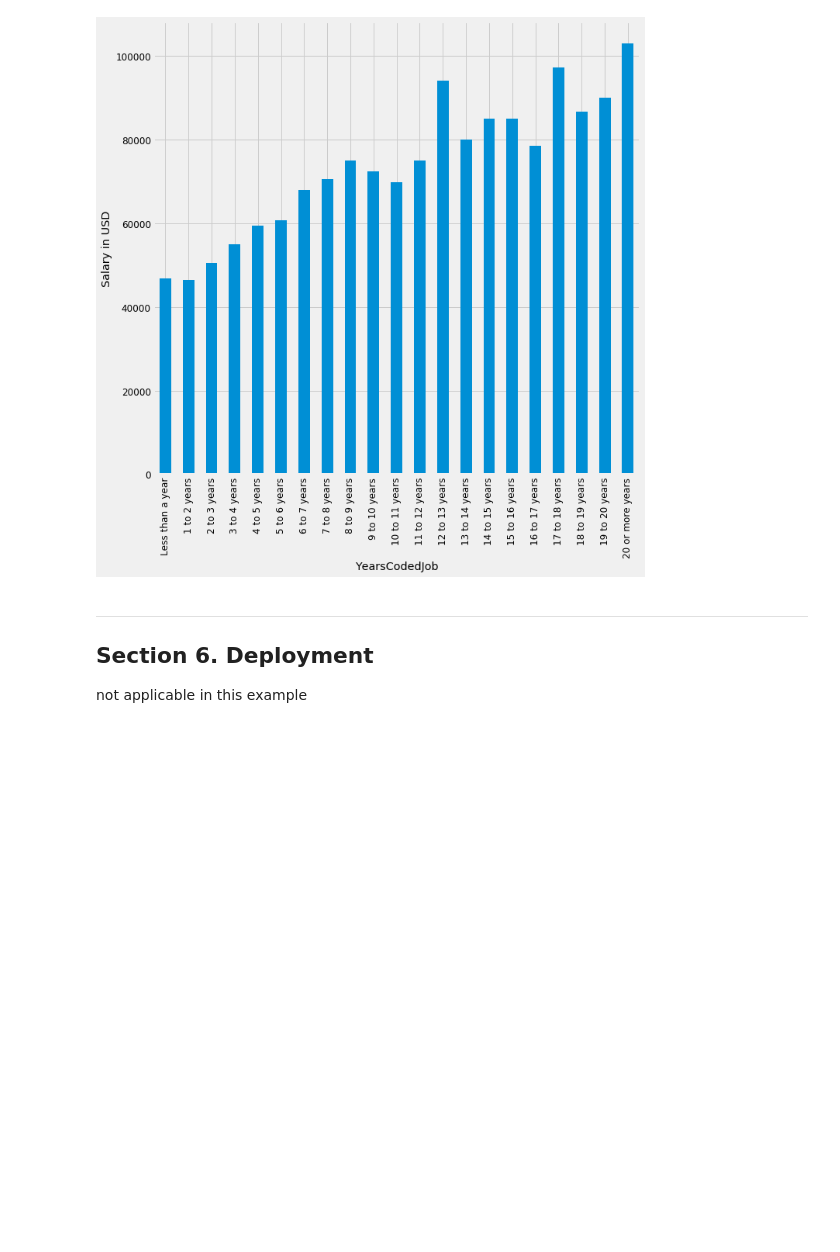
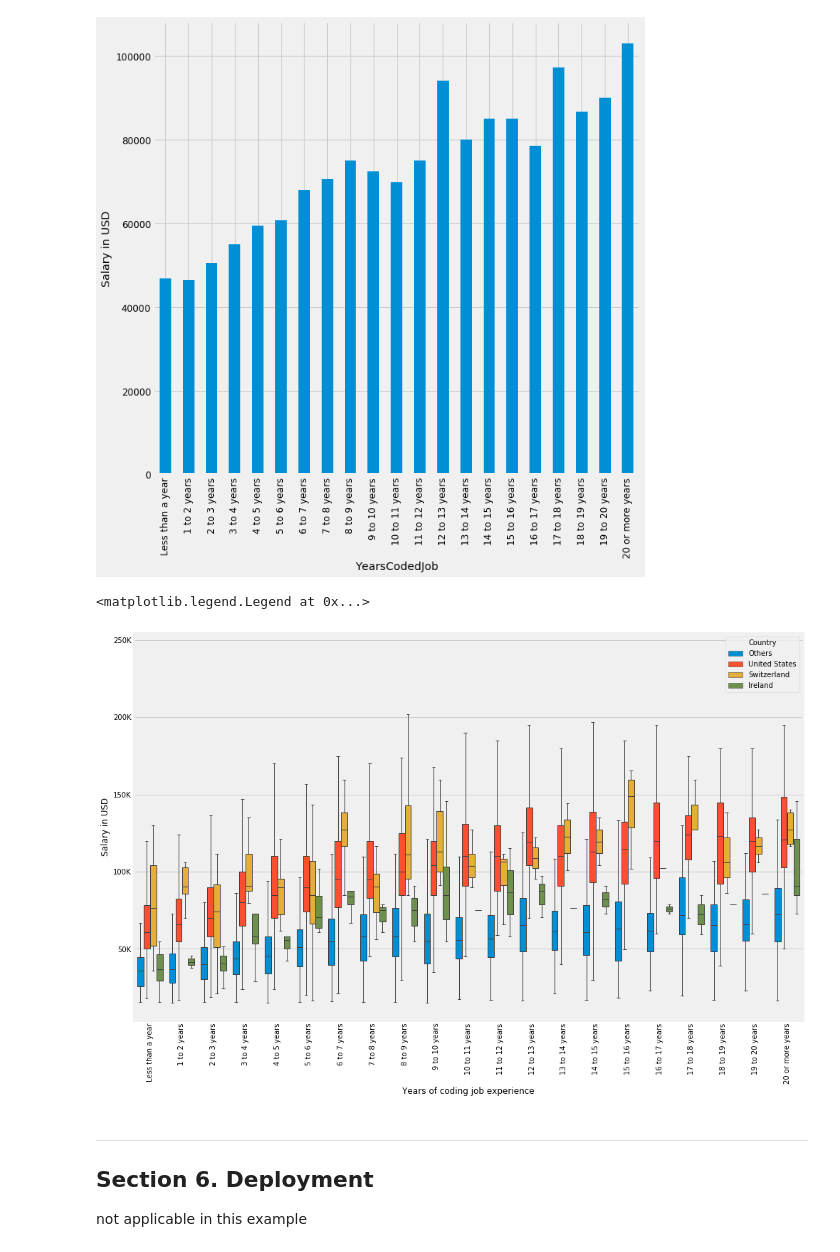
Before and after one commit to 6one2/Stack_PublicSurvey, a Jupyter notebook: code/StackPublicSurvey.ipynb, the cells around one changed output. Cells and saved outputs as stored; diff of their text form; code cells hidden in the pictures; blank space fills up the shorter version.

```diff
--- a/code/StackPublicSurvey.ipynb
+++ b/code/StackPublicSurvey.ipynb
@@ -703,6 +707,42 @@ plt.ylabel('Salary in USD')
 # %% [output]
 Text(0, 0.5, 'Salary in USD')
 [figure]
+# %%
+df_filtered['YearsCodedJob'] = df_filtered['YearsCodedJob'].\
+                astype('category').\
+                cat.\
+                reorder_categories(list_years, ordered=True)
+# %%
+# extract first 3 countries contributing the most to the model
+list_hue = [x.split('.')[1] for x in SVR_coef['Features'][:10] if x.startswith('Country')]
+list_hue = list_hue[:3]
+
+# create a new tag name for countries other than main contributors
+df_filtered['Country Model']=[x if x in list_hue else 'Others' for x in df_filtered['Country']]
+
+# graphical representation
+f=plt.figure()
+ax = sns.boxplot(
+    data=df_filtered,
+    x='YearsCodedJob',
+    y='SalaryConv_USD',
+    order=list_years,
+    hue='Country Model',
+    dodge=True,
+    linewidth=1,
+    saturation=1,
+    fliersize=0
+)
+
+ax.set_xticklabels(ax.get_xticklabels(),fontdict={'rotation':90, 'fontsize':10})
+ax.set_yticklabels(ax.get_yticklabels(),fontdict={'fontsize':10})
+ax.yaxis.set_major_formatter(mtick.FuncFormatter(lambda x,p: '{:}K'.format(int(x/1000))))
+plt.xlabel('Years of coding job experience')
+plt.ylabel('Salary in USD')
+ax.legend(title='Country')
+# %% [output]
+<matplotlib.legend.Legend at 0x...>
+[figure, added]
 # %% [markdown]
 ---
 ## __Section 6. Deployment__
```
Also changed, not shown: parts of 3 cells of this notebook.
